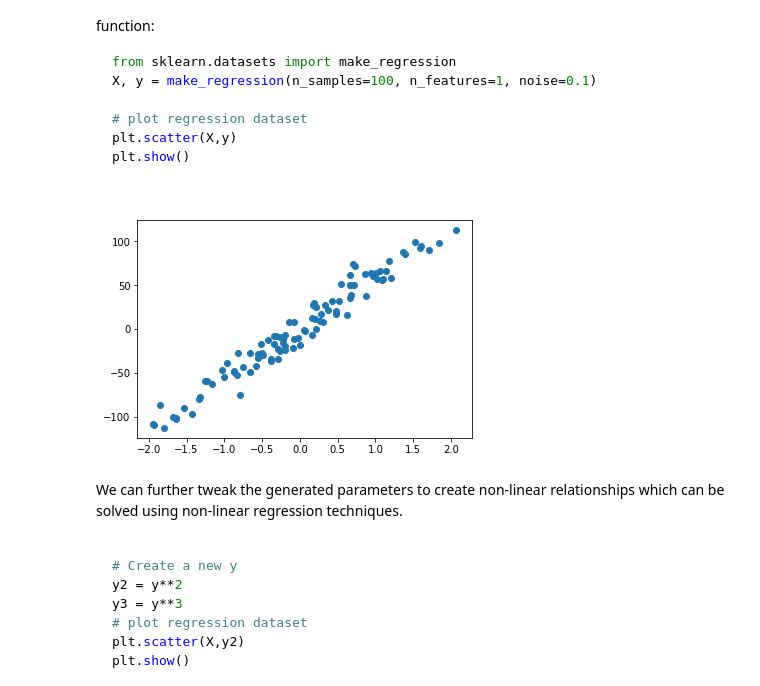
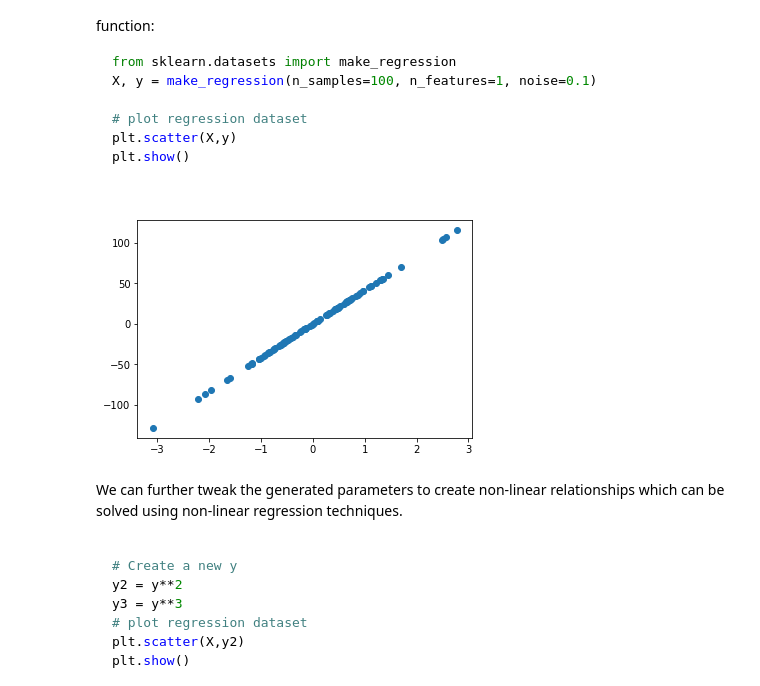
Before and after one commit to phoebetwong/dsc-generating-data-dc-ds-060319, a Jupyter notebook: index.ipynb, the cells around one changed output. Drawn from its saved outputs; the diff is of its cells as text; code cells hidden in the pictures.

```diff
--- a/index.ipynb
+++ b/index.ipynb
@@ -142,8 +142,10 @@ from sklearn.datasets import make_regression
 X, y = make_regression(n_samples=100, n_features=1, noise=0.1)
 # %%
 # Code here
+plt.scatter(X,y)
+plt.show()
 # %% [output]
-[figure, old version]
+[figure, new version]
 # %% [markdown]
 We can further tweak the generated parameters to create non-linear relationships which can be solved using non-linear regression techniques.
 
```
